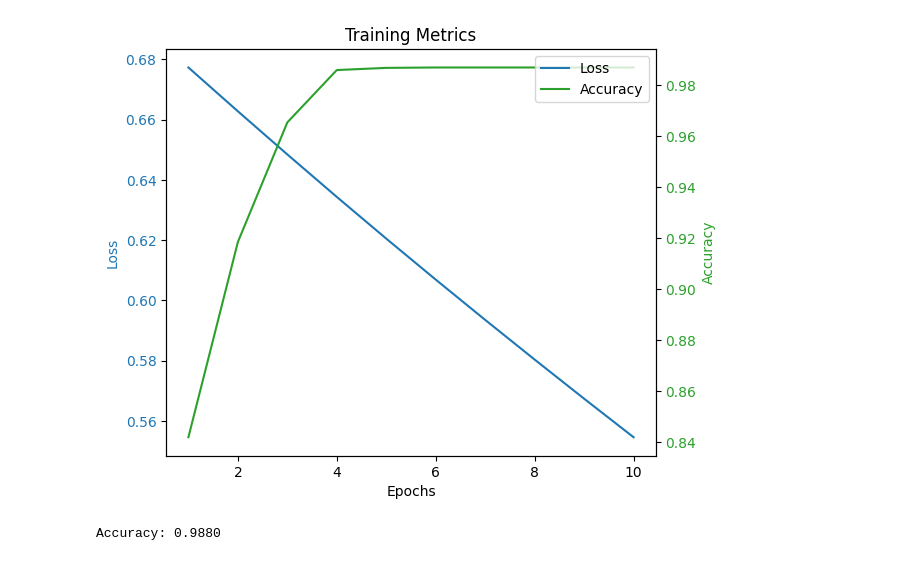
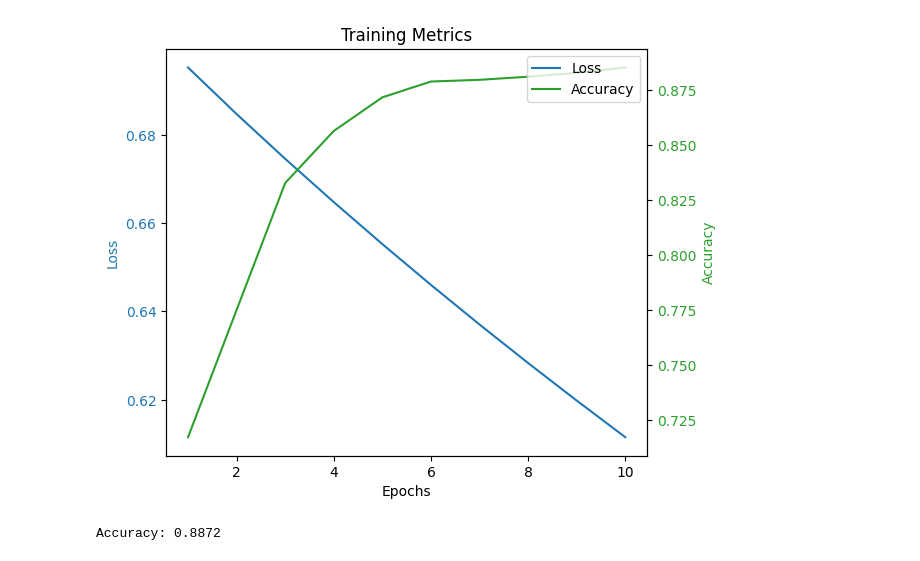
Before and after one commit to Mahdi-s/election_research, a Jupyter notebook: ml_experiments/ml.ipynb, the cells around one changed output. Drawn from its saved outputs; the diff is of its cells as text; code cells hidden in the pictures.

Commit message:
updates to main simulation

```diff
--- a/ml_experiments/ml.ipynb
+++ b/ml_experiments/ml.ipynb
@@ -8,7 +76,7 @@ import numpy as np
 import pandas as pd
 
 # Load the dataset
-data = pd.read_csv('../simulation_results.csv')
+data = pd.read_csv('../simulation_results2.csv')
 
 # Features and target variable
 features = data[['votesA', 'votesB', 'area', 'perimeter', 'pp_compactness', 'eg', 'win_count_a', 'win_count_b', 'total_votes']]
@@ -89,5 +157,5 @@ Epoch [10/10], Loss: 0.5546, Accuracy: 0.9870
-[figure, old version]
+[figure, new version]
-Accuracy: 0.9880
+Accuracy: 0.8872
 # %%
 import matplotlib.pyplot as plt
 
```
Also changed, not shown: parts of 2 cells of this notebook, 7 other files.
